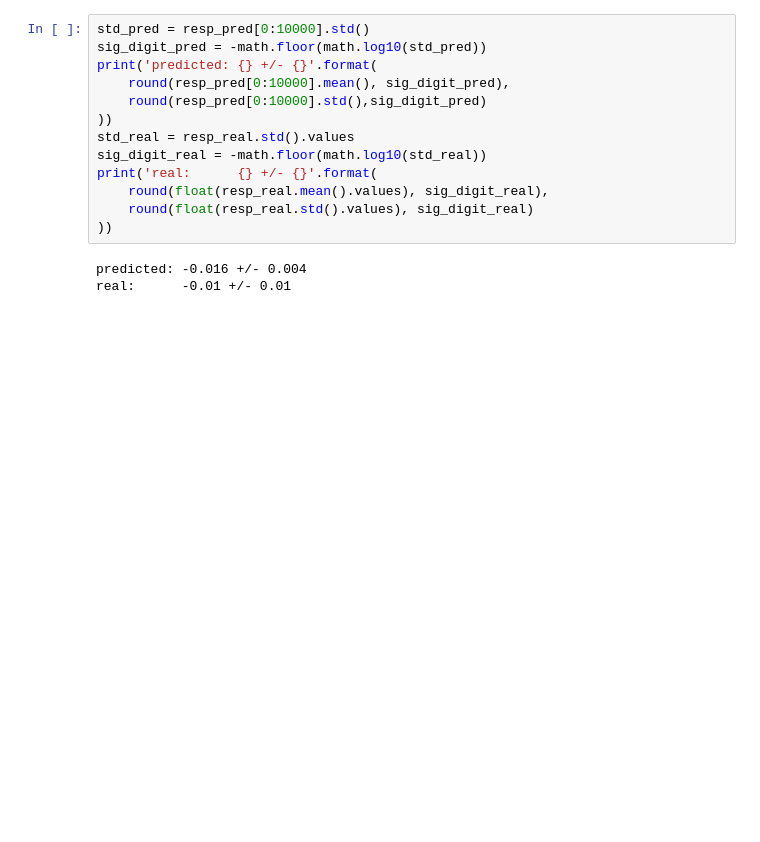
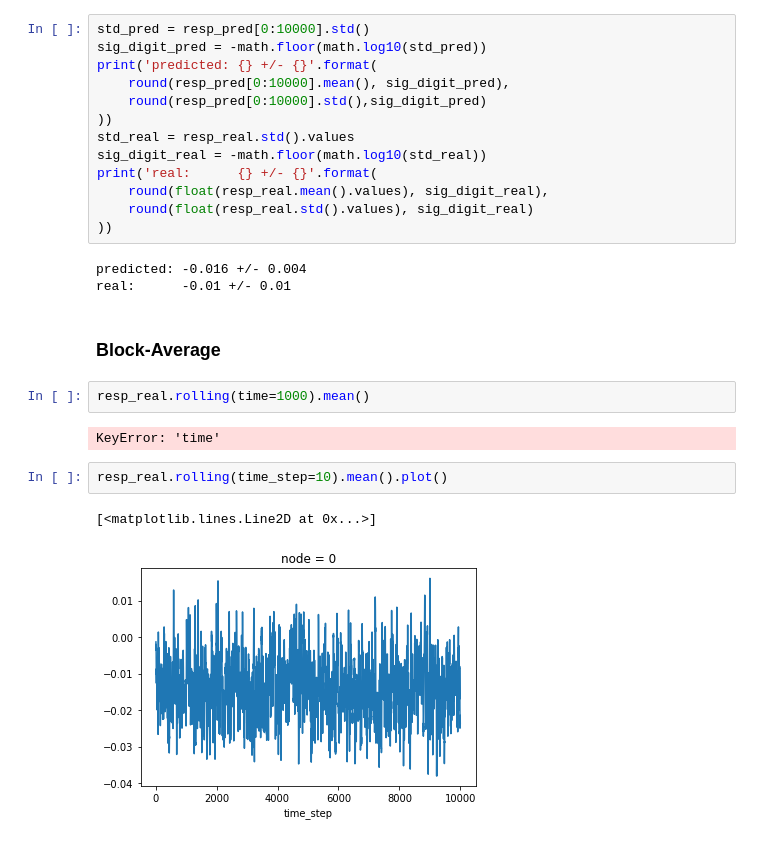
Before and after one commit to mcucchi9/exotic, a Jupyter notebook: notebooks/prediction_step_forcing.ipynb, the cells around one changed output. Saved outputs shown, nothing was run; the diff lists cells and outputs as text; blank space fills up the shorter version.

```diff
--- a/notebooks/prediction.ipynb
+++ b/notebooks/prediction_step_forcing.ipynb
@@ -103,3 +109,14 @@ print('real:      {} +/- {}'.format(
 # %% [output]
 predicted: -0.016 +/- 0.004
 real:      -0.01 +/- 0.01
+# %% [markdown]
+### Block-Average
+# %%
+resp_real.rolling(time=1000).mean()
+# %% [output]
+KeyError: 'time'
+# %%
+resp_real.rolling(time_step=10).mean().plot()
+# %% [output]
+[<matplotlib.lines.Line2D at 0x...>]
+[figure, added]
```
Also changed, not shown: parts of 1 cell of this notebook, 8 other files.
